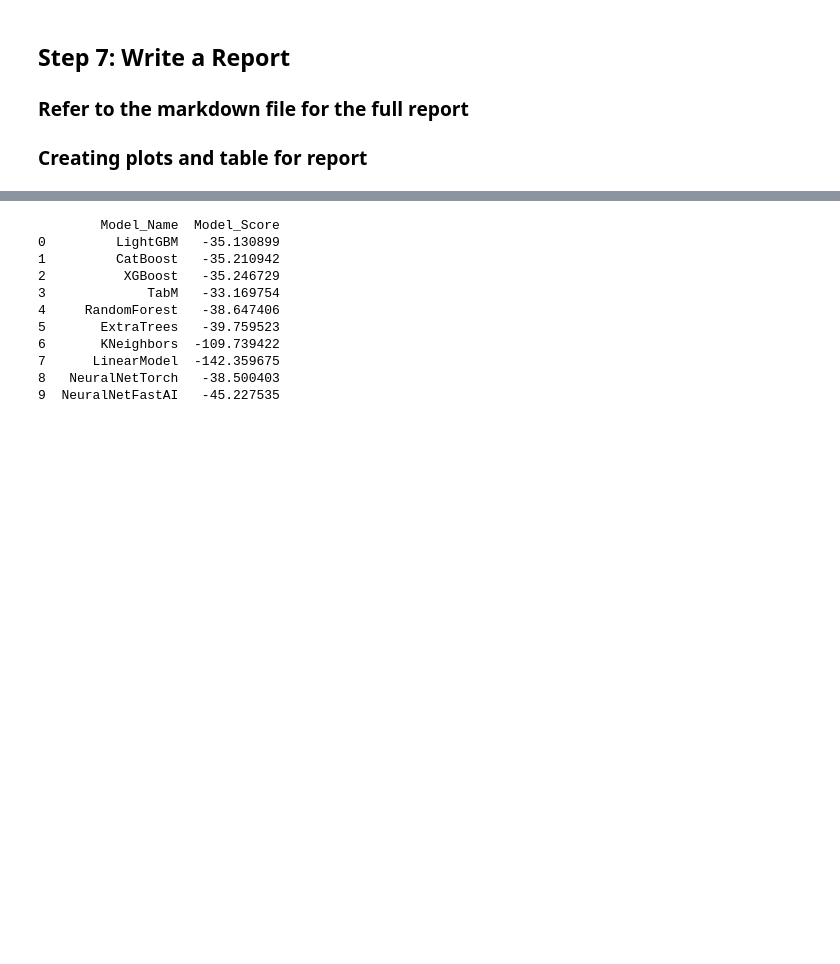
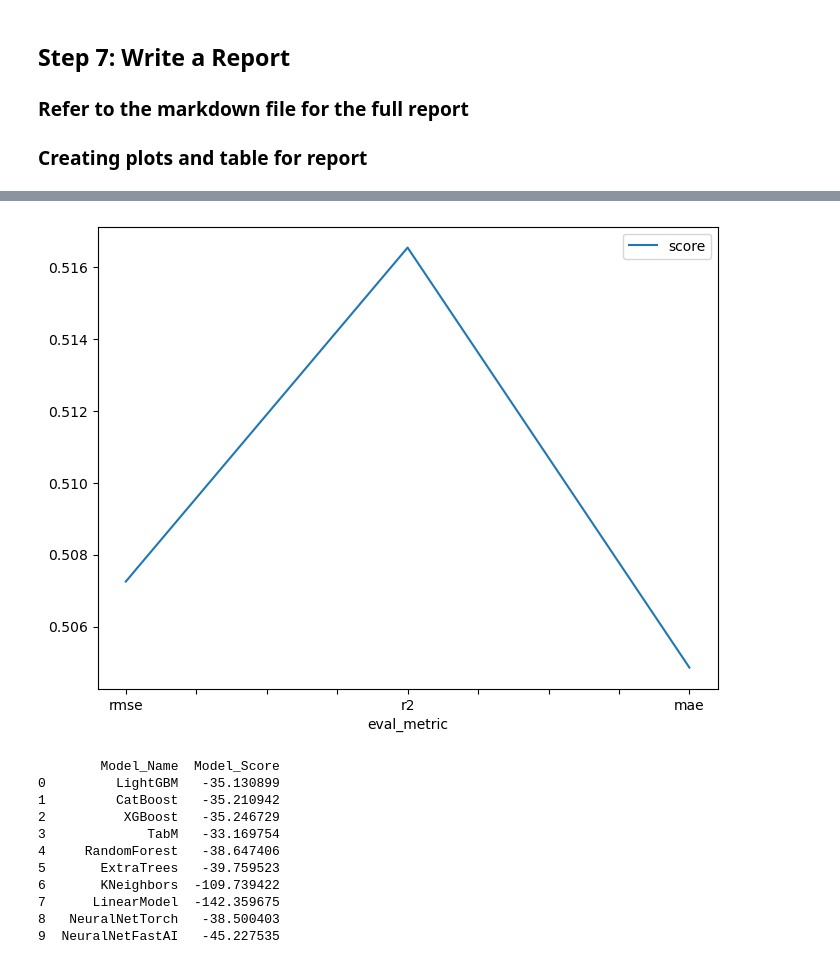
Before and after one commit to MouMike/Bike-Sharing-Demand, a Jupyter notebook: project/project-template.ipynb, the cells around one changed output, grey strips where cells are left out. Saved outputs shown, nothing was run; the diff lists cells and outputs as text; code cells hidden in the pictures; blank space fills up the shorter version.

```diff
--- a/project/project-template.ipynb
+++ b/project/project-template.ipynb
@@ -2009,12 +2186,14 @@ fig.savefig('model_test_score.png')
 # %%
 # Take the 3 kaggle scores and creating a line plot to show improvement with the evaluation metric
 fig = pd.DataFrame(
     {
         "eval_metric": ["rmse", "r2", "mae"],
-        "score": [0.48859, 0.48735, 0.48515]
+        "score": [0.50725, 0.51653, 0.50486]
     }
 ).plot(x="eval_metric", y="score", figsize=(8, 6)).get_figure()
 fig.savefig('model_test_score.png')
+# %% [output]
+[figure, added]
 # %%
 # Summary of results for individual algorithms
 results = {
```
Also changed, not shown: parts of 13 cells of this notebook, 2 other files.
